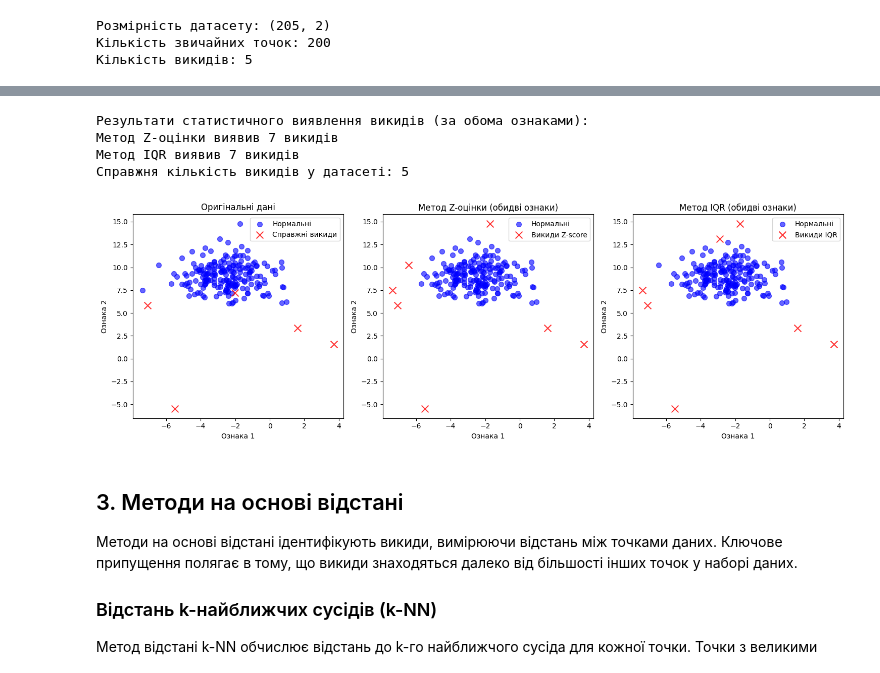
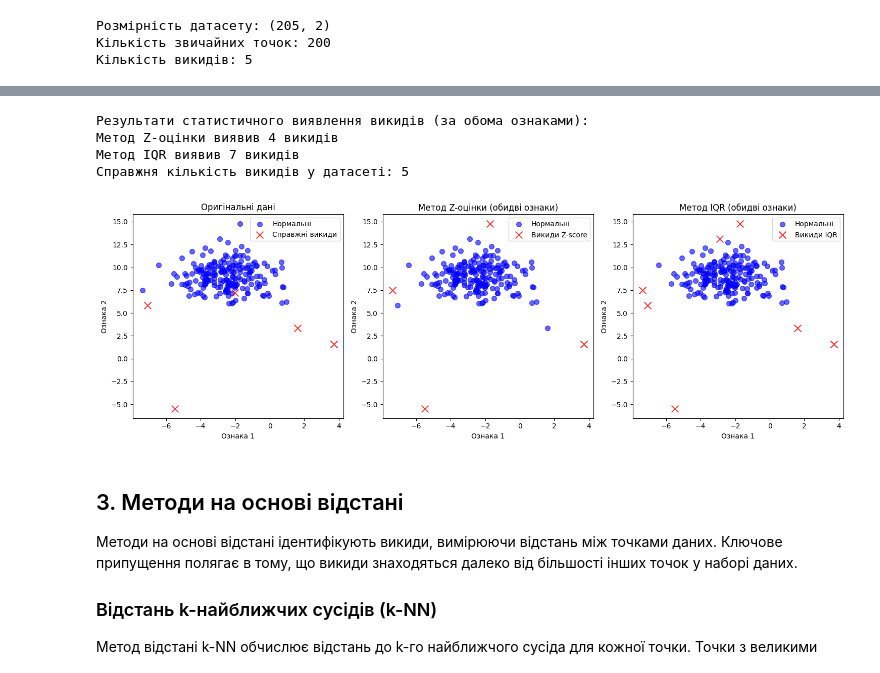
Before and after one commit to Neronuser/data-mining-course, a Jupyter notebook: 11.0-Outlier_and_Anomaly_Detection.ipynb, the cells around one changed output, grey strips where cells are left out. Cells and saved outputs as stored; diff of their text form; code cells hidden in the pictures.

```diff
--- a/11.0-Outlier_and_Anomaly_Detection.ipynb
+++ b/11.0-Outlier_and_Anomaly_Detection.ipynb
@@ -125,7 +125,7 @@ def iqr_outlier_detection_multivariate(data):
 
 features = X
 
-z_outliers_multi = z_score_outlier_detection_multivariate(features, threshold=2.5)
+z_outliers_multi = z_score_outlier_detection_multivariate(features, threshold=3.0)
 
 iqr_outliers_multi = iqr_outlier_detection_multivariate(features)
 
@@ -136,35 +136,35 @@ print(f"Справжня кількість викидів у датасеті:
 
 fig, axes = plt.subplots(1, 3, figsize=(15, 5))
 
 axes[0].scatter(X[y == 0, 0], X[y == 0, 1], c='blue', alpha=0.6, label='Нормальні', s=50)
 axes[0].scatter(X[y == 1, 0], X[y == 1, 1], c='red', alpha=0.8, label='Справжні викиди', s=100, marker='x')
 axes[0].set_title('Оригінальні дані')
 axes[0].legend()
 axes[0].set_xlabel('Ознака 1')
 axes[0].set_ylabel('Ознака 2')
 
 axes[1].scatter(X[~z_outliers_multi, 0], X[~z_outliers_multi, 1], c='blue', alpha=0.6, label='Нормальні', s=50)
 axes[1].scatter(X[z_outliers_multi, 0], X[z_outliers_multi, 1], c='red', alpha=0.8, label='Викиди Z-score', s=100, marker='x')
 axes[1].set_title('Метод Z-оцінки (обидві ознаки)')
 axes[1].legend()
 axes[1].set_xlabel('Ознака 1')
 axes[1].set_ylabel('Ознака 2')
 
 axes[2].scatter(X[~iqr_outliers_multi, 0], X[~iqr_outliers_multi, 1], c='blue', alpha=0.6, label='Нормальні', s=50)
 axes[2].scatter(X[iqr_outliers_multi, 0], X[iqr_outliers_multi, 1], c='red', alpha=0.8, label='Викиди IQR', s=100, marker='x')
 axes[2].set_title('Метод IQR (обидві ознаки)')
 axes[2].legend()
 axes[2].set_xlabel('Ознака 1')
 axes[2].set_ylabel('Ознака 2')
 
 plt.tight_layout()
 plt.show()
 # %% [output]
 Результати статистичного виявлення викидів (за обома ознаками):
-Метод Z-оцінки виявив 7 викидів
+Метод Z-оцінки виявив 4 викидів
 Метод IQR виявив 7 викидів
 Справжня кількість викидів у датасеті: 5
-[figure, old version]
+[figure, new version]
 # %% [markdown]
 ## 3. Методи на основі відстані
 
```
Also changed, not shown: parts of 3 cells of this notebook.
